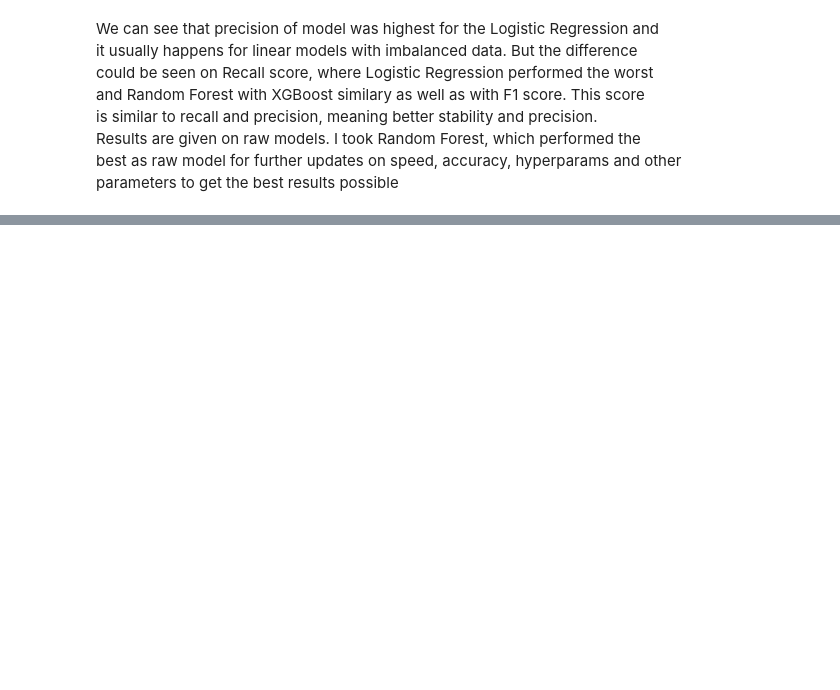
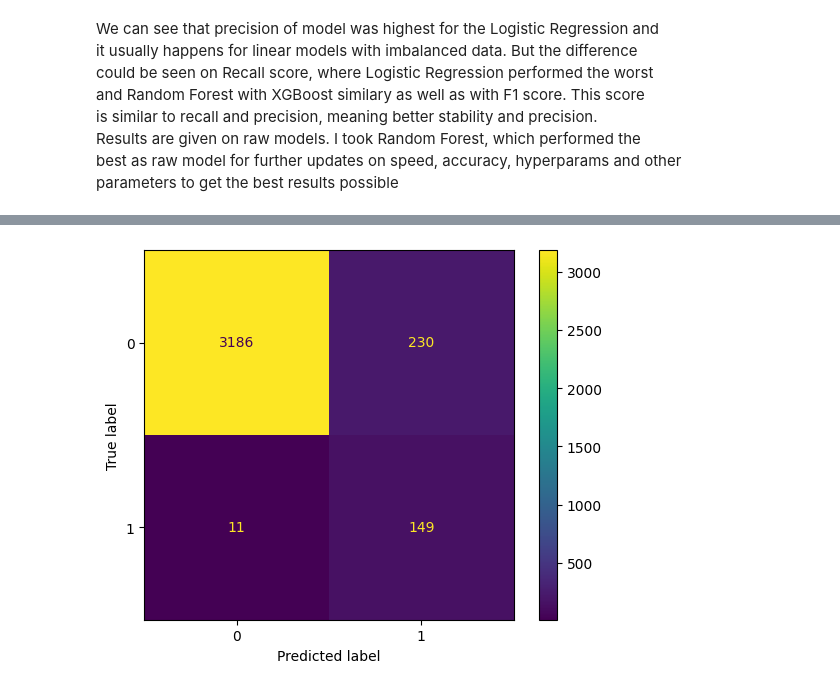
Before and after one commit to ShariYo/Modul3Sprint2, a Jupyter notebook: project/main.ipynb, the cells around one changed output, grey strips where cells are left out. Drawn from its saved outputs; the diff is of its cells as text; code cells hidden in the pictures; blank space fills up the shorter version.

```diff
--- a/project/main.ipynb
+++ b/project/main.ipynb
@@ -806,0 +837,4 @@ Cross-validation: 0.9541383755908897
+# %%
+_ = ConfusionMatrixDisplay.from_estimator(best_est, data_train, target_train)
+# %% [output]
+[figure, added]
```
Also changed, not shown: parts of 10 cells of this notebook.
